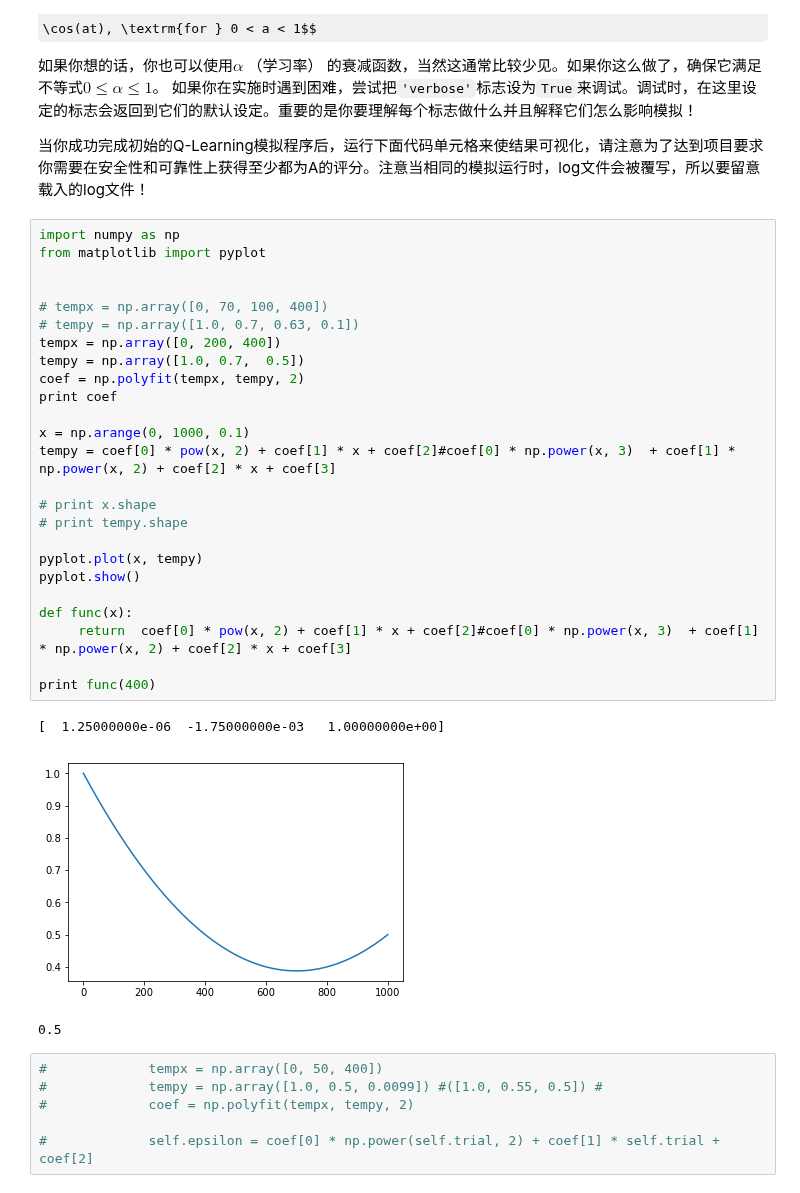
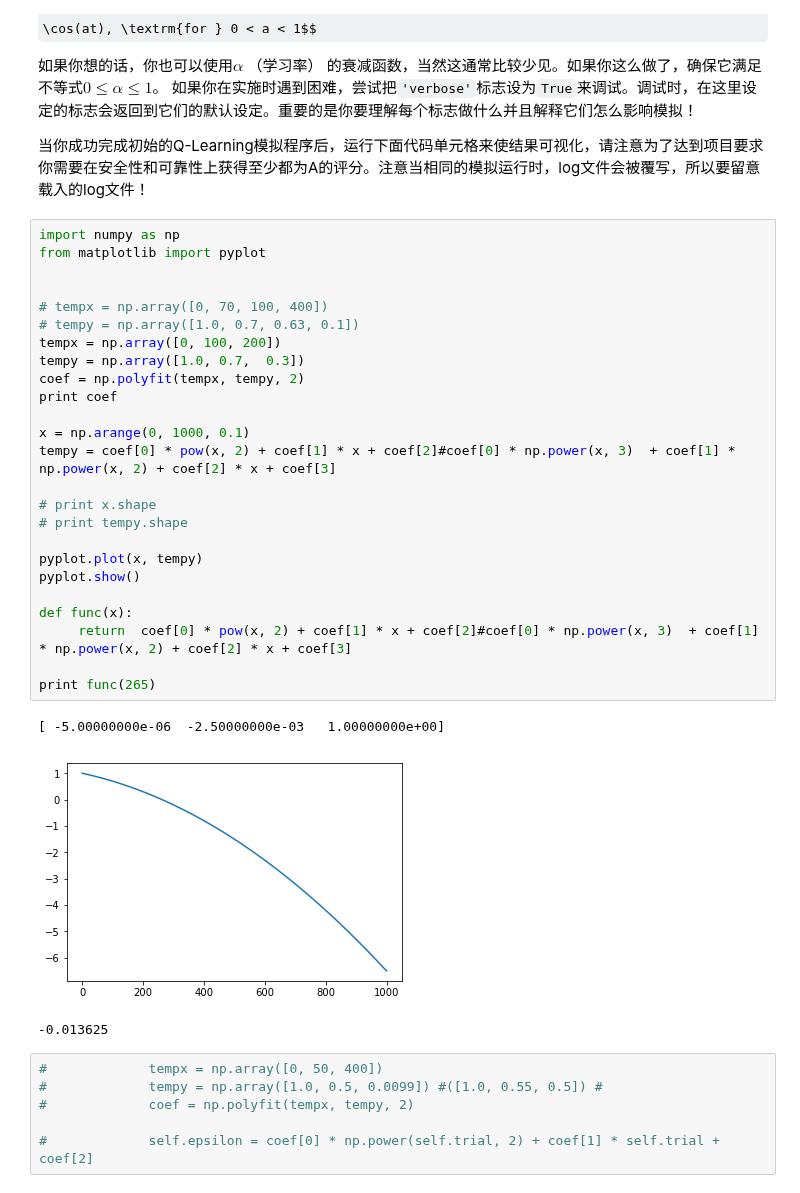
Before and after one commit to fengdasuk19/Udacity-MachineLearningNanoDegree, a Jupyter notebook: projects/smartcab/smartcab.ipynb, the cells around one changed output. Cells and saved outputs as stored; diff of their text form; some formulas as TeX source.

```diff
--- a/projects/smartcab/smartcab.ipynb
+++ b/projects/smartcab/smartcab.ipynb
@@ -324,32 +324,32 @@ $$ \epsilon = a^t, \textrm{for } 0 < a < 1 \hspace{50px}\epsilon = \frac{1}{t^2}
 # %%
 import numpy as np
 from matplotlib import pyplot
 
 
 # tempx = np.array([0, 70, 100, 400])
 # tempy = np.array([1.0, 0.7, 0.63, 0.1])
-tempx = np.array([0, 200, 400])
-tempy = np.array([1.0, 0.7,  0.5])
+tempx = np.array([0, 100, 200])
+tempy = np.array([1.0, 0.7,  0.3])
 coef = np.polyfit(tempx, tempy, 2)
 print coef
 
 x = np.arange(0, 1000, 0.1)
 tempy = coef[0] * pow(x, 2) + coef[1] * x + coef[2]#coef[0] * np.power(x, 3)  + coef[1] * np.power(x, 2) + coef[2] * x + coef[3]
 
 # print x.shape
 # print tempy.shape
 
 pyplot.plot(x, tempy)
 pyplot.show()
 
 def func(x):
      return  coef[0] * pow(x, 2) + coef[1] * x + coef[2]#coef[0] * np.power(x, 3)  + coef[1] * np.power(x, 2) + coef[2] * x + coef[3]
 
-print func(400)
+print func(265)
 # %% [output]
-[  1.25000000e-06  -1.75000000e-03   1.00000000e+00]
+[ -5.00000000e-06  -2.50000000e-03   1.00000000e+00]
-[figure, old version]
+[figure, new version]
-0.5
+-0.013625
 # %%
 #             tempx = np.array([0, 50, 400])
 #             tempy = np.array([1.0, 0.5, 0.0099]) #([1.0, 0.55, 0.5]) #
```
Also changed, not shown: parts of 2 cells of this notebook, 32 other files.
